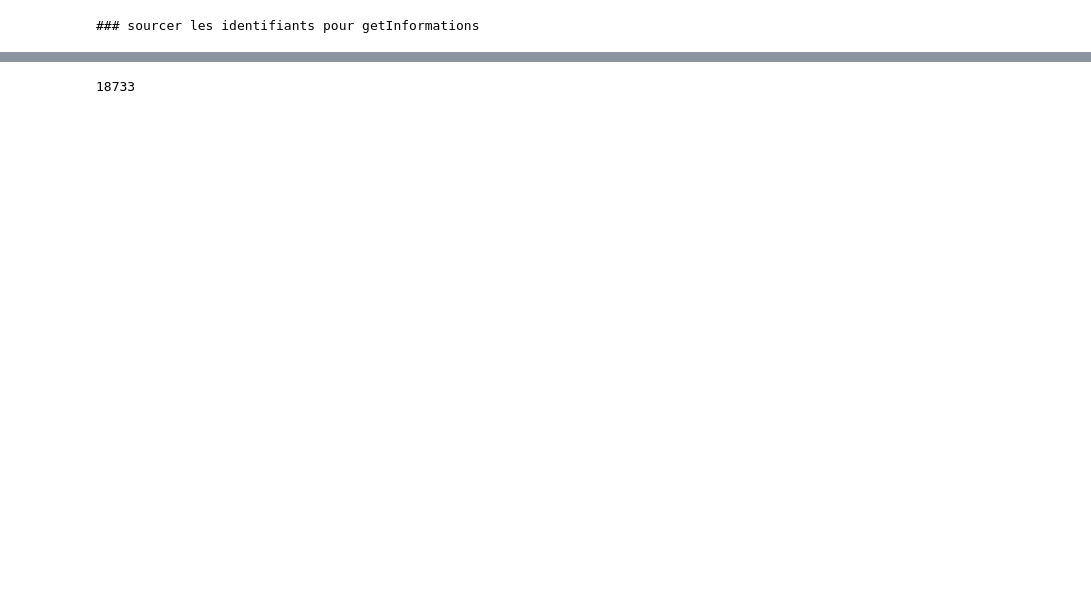
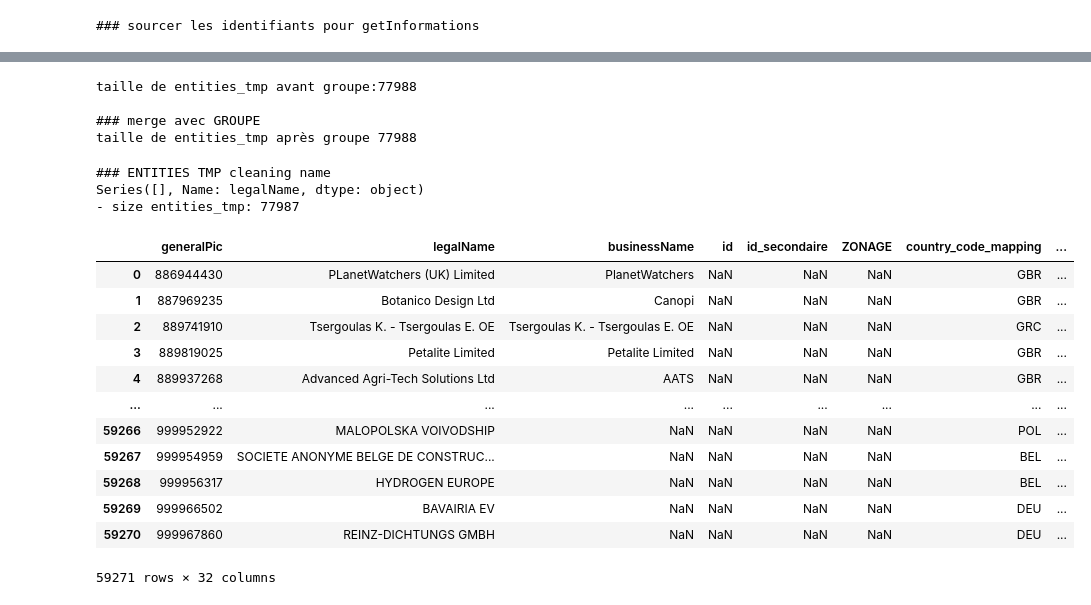
Before and after one commit to dataesr/pcri, a Jupyter notebook: test.ipynb, the cells around one changed output, grey strips where cells are left out. Cells and saved outputs as stored; diff of their text form; code cells hidden in the pictures; blank space fills up the shorter version.

Commit message:
fix entities cleaning

```diff
--- a/test.ipynb
+++ b/test.ipynb
@@ -423,5 +293,67 @@ taille de entities_tmp avant groupe:77995
-# %%
-# entities_tmp[entities_tmp.generalPic=='888071958']
-len(entities_tmp)
-# %% [output]
-18733
+# %%
+
+### si besoin de charger groupe
+groupe = pd.read_pickle(f"{PATH_REF}groupe.pkl")
+print(f"taille de entities_tmp avant groupe:{len(entities_tmp)}")
+entities_tmp = merge_groupe(entities_tmp, groupe)
+# %% [output]
+taille de entities_tmp avant groupe:77988
+
+### merge avec GROUPE
+taille de entities_tmp après groupe 77988
+# %%
+
+print("### ENTITIES TMP cleaning name")
+x=entities_tmp[entities_tmp.entities_name.isnull()]
+print(f"- size entities_tmp without entities_name: {len(x)}")
+if not x.empty:
+    if any(x.loc[(x.legalName.str.contains("\\00",  na=True))]):
+        print(x.loc[(x.legalName.str.contains("\\00",  na=True))].legalName)
+
+    y=x.loc[(x.businessName.str.contains("00",  na=True))]
+    for i, row in y.iterrows():
+        try:
+            y.at[i, 'businessName'] = row.businessName.replace("\\", "\\u").encode().decode('unicode_escape')
+        except:
+            y.at[i, 'businessName'] = np.nan
+    x = x.loc[~x.generalPic.isin(y.generalPic.unique())]
+    x = pd.concat([x, y], ignore_index=True)
+
+    x.loc[x.businessName.str.contains('^\\d+$', na=True), 'businessName'] = np.nan
+    liste=['legalName', 'businessName']
+    for i in liste:
+        x[i] = x[i].apply(lambda v: v.capitalize().strip() if isinstance(v, str) else v)
+
+    print(f"- End size entities_tmp without entities_name: {len(x)}")
+
+    entities_tmp = entities_tmp.loc[~entities_tmp.generalPic.isin(x.generalPic.unique())]
+    entities_tmp = pd.concat([entities_tmp, x], ignore_index=True)
+
+    entities_tmp.loc[entities_tmp.entities_name.isnull(), 'entities_acronym'] = entities_tmp.loc[entities_tmp.entities_name.isnull()].businessName
+    entities_tmp.loc[entities_tmp.entities_name.isnull(), 'entities_name'] = entities_tmp.loc[entities_tmp.entities_name.isnull()].legalName
+    print(f"- size entities_tmp: {len(entities_tmp)}")
+# %% [output]
+### ENTITIES TMP cleaning name
+Series([], Name: legalName, dtype: object)
+- size entities_tmp: 77987
+# %%
+liste=['entities_name_source', 'entities_acronym_source']
+for i in liste:
+    entities_tmp[i] = entities_tmp[i].apply(lambda x: x.capitalize().strip() if isinstance(x, str) else x)
+
+entities_tmp.loc[entities_tmp.entities_name.isnull(), 'entities_name'] = entities_tmp.entities_name_source
+entities_tmp.loc[(entities_tmp.id.isnull())&(entities_tmp.entities_acronym.isnull()), 'entities_acronym'] = entities_tmp.entities_acronym_source
+# %% [output]
+|  | generalPic | legalName | businessName | id | id_secondaire | ZONAGE | country_code_mapping | ... |
+| 0 | 886944430 | PLanetWatchers (UK) Limited | PlanetWatchers | NaN | NaN | NaN | GBR | ... |
+| 1 | 887969235 | Botanico Design Ltd | Canopi | NaN | NaN | NaN | GBR | ... |
+| 2 | 889741910 | Tsergoulas K. - Tsergoulas E. OE | Tsergoulas K. - Tsergoulas E. OE | NaN | NaN | NaN | GRC | ... |
+| 3 | 889819025 | Petalite Limited | Petalite Limited | NaN | NaN | NaN | GBR | ... |
+| 4 | 889937268 | Advanced Agri-Tech Solutions Ltd | AATS | NaN | NaN | NaN | GBR | ... |
+| ... | ... | ... | ... | ... | ... | ... | ... | ... |
+| 59266 | 999952922 | MALOPOLSKA VOIVODSHIP | NaN | NaN | NaN | NaN | POL | ... |
+| 59267 | 999954959 | SOCIETE ANONYME BELGE DE CONSTRUC... | NaN | NaN | NaN | NaN | BEL | ... |
+| 59268 | 999956317 | HYDROGEN EUROPE | NaN | NaN | NaN | NaN | BEL | ... |
+| 59269 | 999966502 | BAVAIRIA EV | NaN | NaN | NaN | NaN | DEU | ... |
+| 59270 | 999967860 | REINZ-DICHTUNGS GMBH | NaN | NaN | NaN | NaN | DEU | ... |
+59271 rows × 32 columns
```
Also changed, not shown: parts of 7 cells of this notebook, 5 other files.
